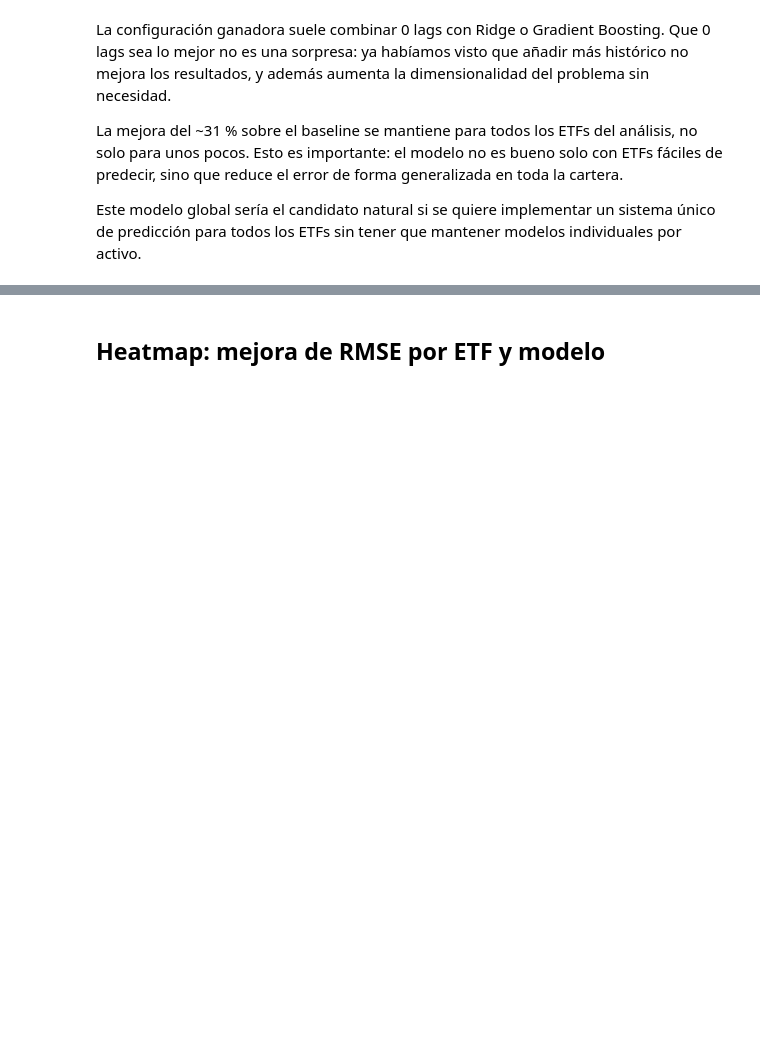
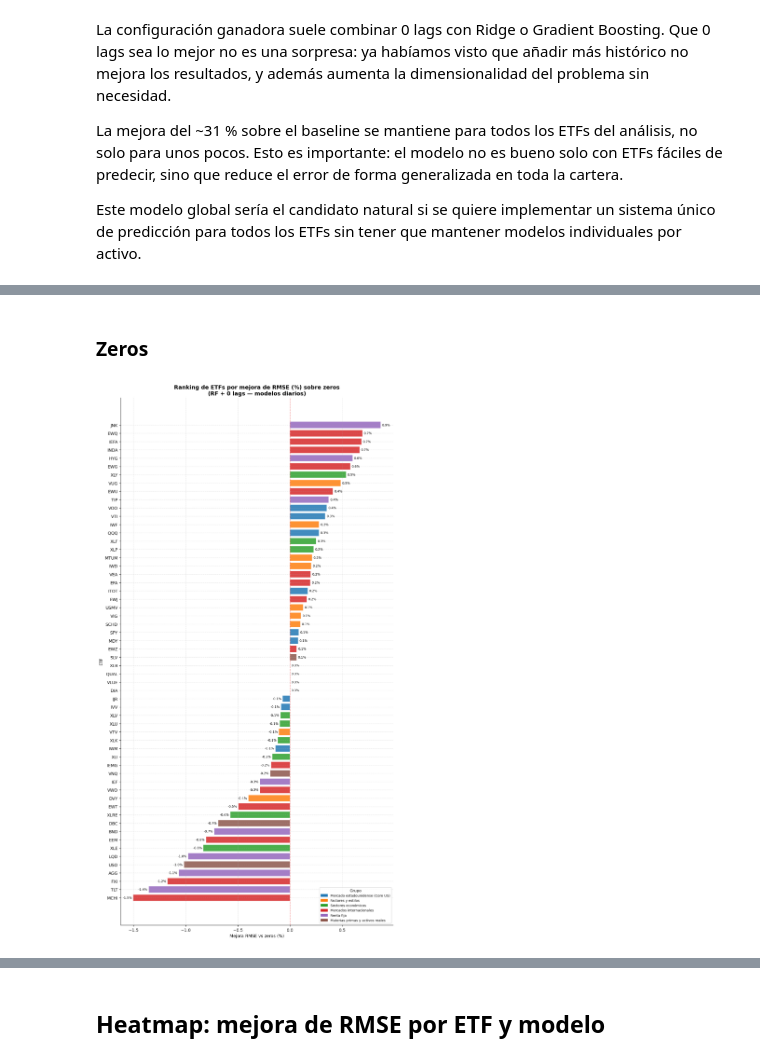
Before and after one commit to aleellord/TFM, a Jupyter notebook: 3.Modelo_ML/Modelos_diarios/03_Análisis_resultados_modelos_diarios.ipynb, the cells around one changed output, grey strips where cells are left out. Drawn from its saved outputs; the diff is of its cells as text; code cells hidden in the pictures; blank space fills up the shorter version.

```diff
--- a/3.Modelo_ML/Modelos_diarios/03_Análisis_resultados_modelos_diarios.ipynb
+++ b/3.Modelo_ML/Modelos_diarios/03_Análisis_resultados_modelos_diarios.ipynb
@@ -308,0 +325,74 @@ Este ranking es práctico para decidir en qué ETFs merece más la pena confiar
+# %% [markdown]
+### Zeros
+# %%
+import matplotlib.pyplot as plt
+import matplotlib.patches as mpatches
+
+# RANKING DE ETFs con un modelo fijo:
+
+# por si hubiera duplicados raros
+df_rank = (
+    df_sel
+    .sort_values(["ETF", "RMSE", "MAE"])
+    .drop_duplicates(subset=["ETF"], keep="first")
+    .copy()
+)
+
+# añadir columnas auxiliares y mejoras
+df_rank = enriquecer_df(df_rank)
+
+# ordenar por mejora frente a zeros
+df_rank = df_rank.sort_values("Mej_RMSE_zeros(%)", ascending=True)
+
+COLORES_GRUPO_R = {
+    "Mercado estadounidense (Core US)": "#1f77b4",
+    "Factores y estilos": "#ff7f0e",
+    "Sectores económicos": "#2ca02c",
+    "Mercados internacionales": "#d62728",
+    "Renta fija": "#9467bd",
+    "Materias primas y activos reales": "#8c564b",
+    "Sin grupo": "#7f7f7f",
+}
+
+colores_r = [COLORES_GRUPO_R.get(g, "#888") for g in df_rank["Grupo"]]
+
+fig, ax = plt.subplots(figsize=(10, max(8, len(df_rank) * 0.32)))
+
+bars_r = ax.barh(
+    df_rank["ETF"],
+    df_rank["Mej_RMSE_zeros(%)"],
+    color=colores_r,
+    edgecolor="white",
+    alpha=0.85
+)
+
+ax.bar_label(bars_r, fmt="%.1f%%", fontsize=7.5, padding=3)
+ax.axvline(0, color="red", linestyle="--", alpha=0.5, linewidth=1.2)
+
+patches_r = [
+    mpatches.Patch(color=COLORES_GRUPO_R[g], label=g)
+    for g in ORDEN_GRUPOS
+    if g in df_rank["Grupo"].values
+]
+
+ax.legend(
+    handles=patches_r,
+    title="Grupo",
+    fontsize=8,
+    title_fontsize=9,
+    loc="lower right"
+)
+
+ax.set_title(
+    "Ranking de ETFs por mejora de RMSE (%) sobre zeros\n"
+    "(RF + 0 lags — modelos diarios)",
+    fontsize=13,
+    fontweight="bold"
+)
+ax.set_xlabel("Mejora RMSE vs zeros (%)")
+ax.set_ylabel("ETF")
+
+plt.tight_layout()
+plt.show()
+# %% [output]
+[figure, added]
```
Also changed, not shown: parts of 43 cells of this notebook, 1 other file.
